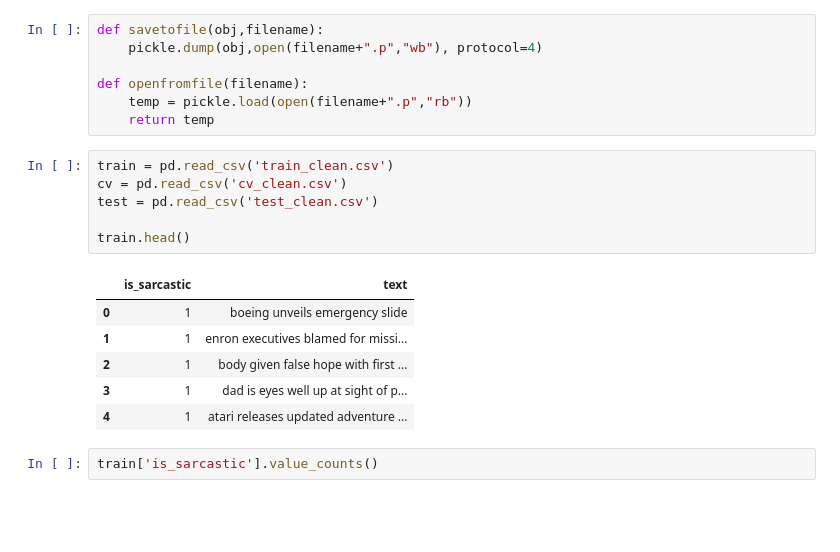
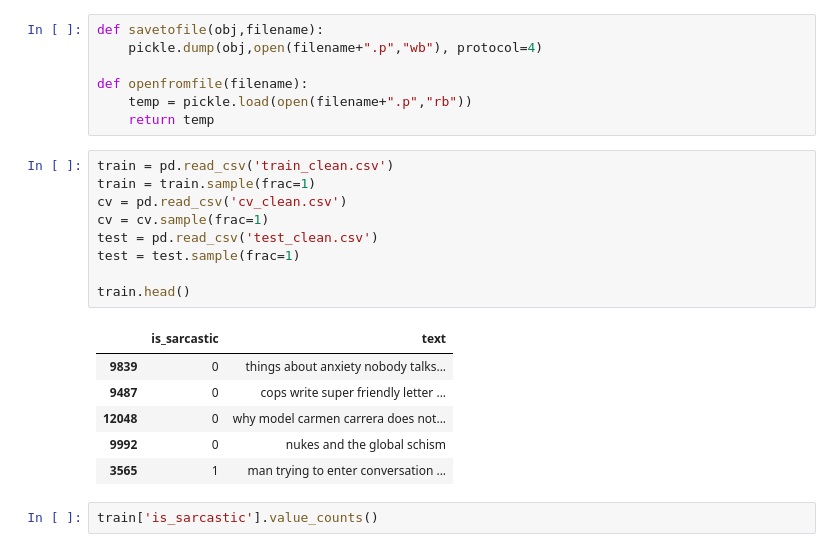
Before and after one commit to Chan5537/ling111-final-project-sarcasm-detection, a Jupyter notebook: Modelling.ipynb, the cells around one changed output. Drawn from its saved outputs; the diff is of its cells as text; blank space fills up the shorter version.

```diff
--- a/Modelling.ipynb
+++ b/Modelling.ipynb
@@ -92,17 +95,20 @@ def openfromfile(filename):
     return temp
 # %%
 train = pd.read_csv('train_clean.csv')
+train = train.sample(frac=1)
 cv = pd.read_csv('cv_clean.csv')
+cv = cv.sample(frac=1)
 test = pd.read_csv('test_clean.csv')
+test = test.sample(frac=1)
 
 train.head()
 # %% [output]
 |  | is_sarcastic | text |
-| 0 | 1 | boeing unveils emergency slide |
-| 1 | 1 | enron executives blamed for missi... |
-| 2 | 1 | body given false hope with first ... |
-| 3 | 1 | dad is eyes well up at sight of p... |
-| 4 | 1 | atari releases updated adventure ... |
+| 9839 | 0 | things about anxiety nobody talks... |
+| 9487 | 0 | cops write super friendly letter ... |
+| 12048 | 0 | why model carmen carrera does not... |
+| 9992 | 0 | nukes and the global schism |
+| 3565 | 1 | man trying to enter conversation ... |
 # %%
 train['is_sarcastic'].value_counts()
 # %% [output]
```
Also changed, not shown: parts of 12 cells of this notebook, 48 other files.
